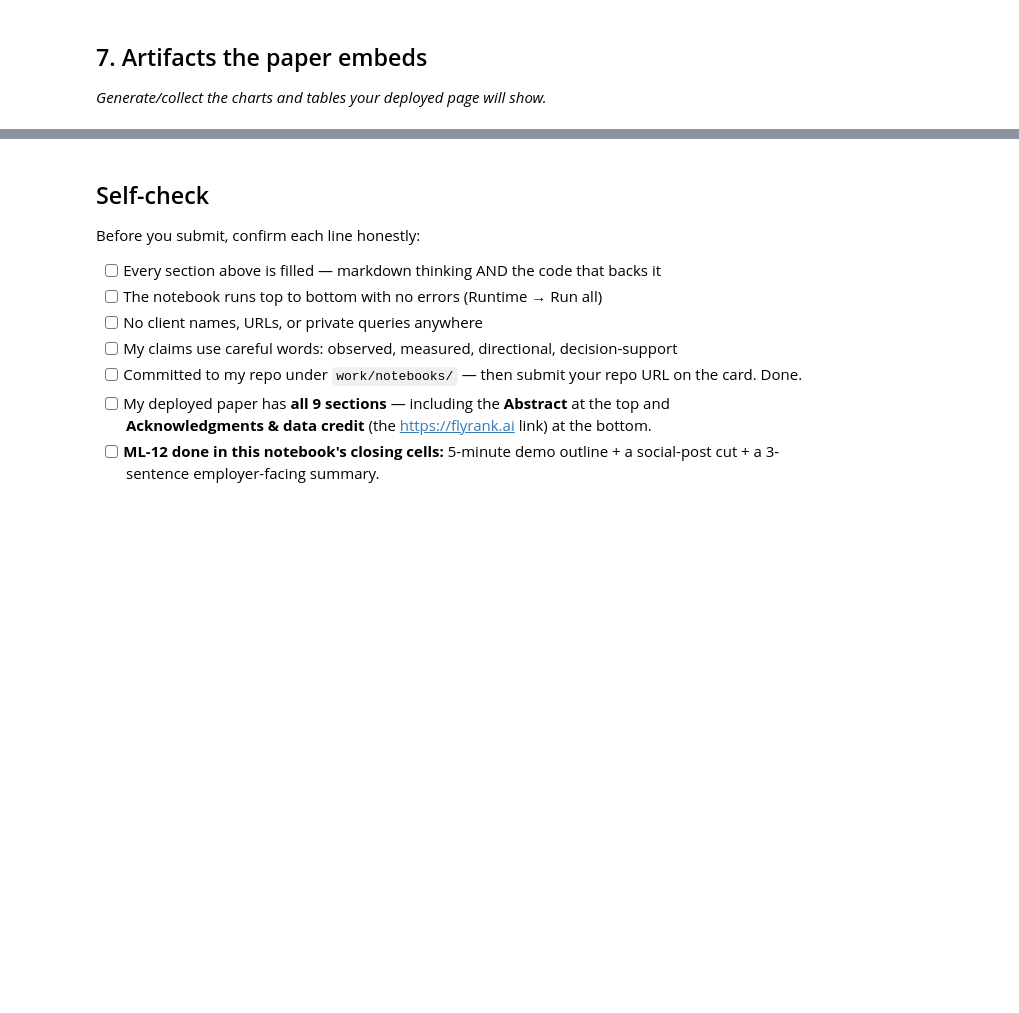
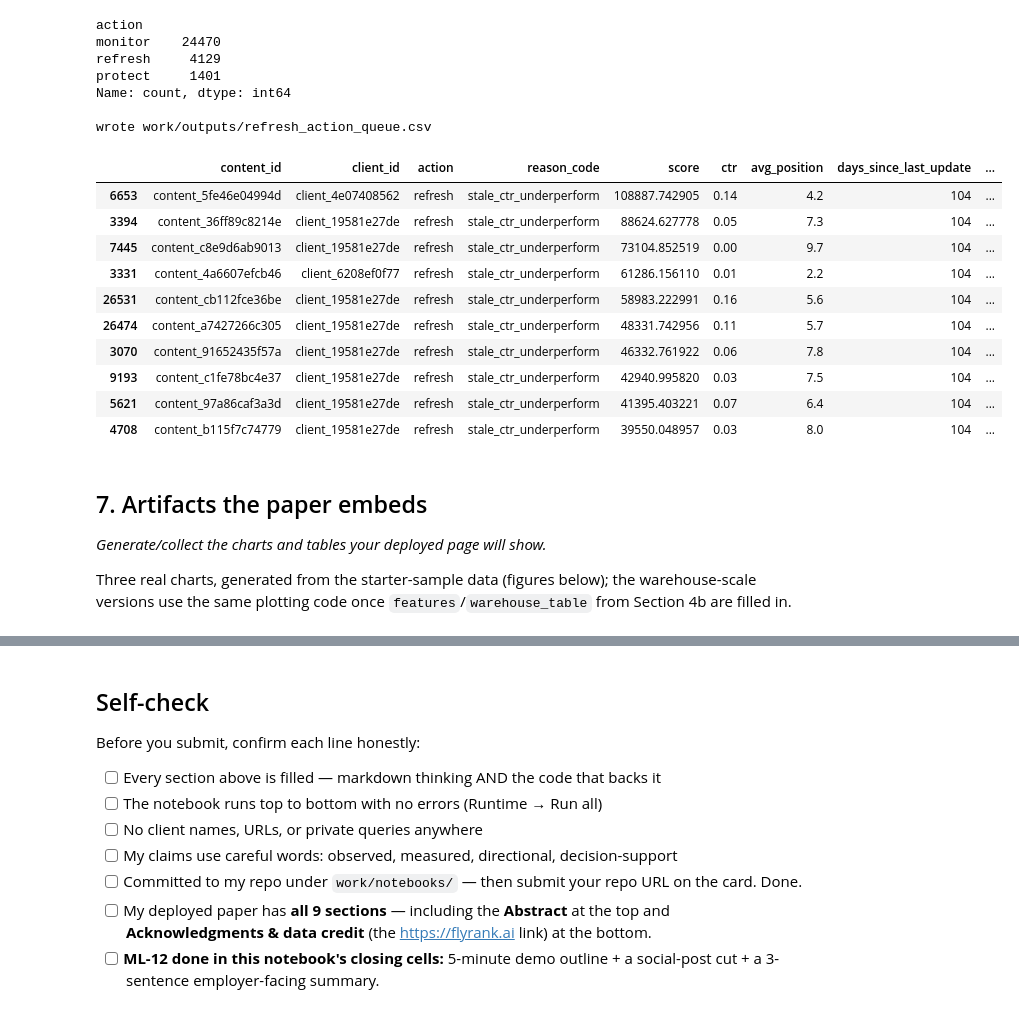
Before and after one commit to MohamedRamadan164/FlyRank_ML_internship, a Jupyter notebook: work/notebooks/capstone.ipynb, the cells around one changed output, grey strips where cells are left out. Cells and saved outputs as stored; diff of their text form; code cells hidden in the pictures; blank space fills up the shorter version.

```diff
--- a/work/notebooks/capstone.ipynb
+++ b/work/notebooks/capstone.ipynb
@@ -33,4 +301,56 @@ This skeleton is yours to fill. Work the sections **in order** — each one has
+# %%
+# Starter-sample version of the action playbook -- real, executed.
+df2 = df.copy()
+valid2 = df2[df2["avg_position"] > 0]
+bench2 = valid2.groupby("position_tier")["clicks_90d"].sum() / valid2.groupby("position_tier")["impressions_90d"].sum() * 100
+df2["expected_ctr"] = df2["position_tier"].map(bench2)
+df2["ctr_gap"] = (df2["expected_ctr"] - df2["ctr"]).clip(lower=0).where(df2["avg_position"] > 0, 0)
+vis_thr2 = df2["impressions_90d"].median()
+stale2 = df2["days_since_last_update"] >= 90
+visible2 = df2["impressions_90d"] >= vis_thr2
+growing2 = df2["trend_direction"] == "up"
+well_positioned2 = df2["position_tier"].isin(["top_3", "page_1"])
+
+conditions = [
+    stale2 & visible2 & (df2["ctr_gap"] > 0),
+    growing2 & well_positioned2,
+]
+choices = ["refresh", "protect"]
+import numpy as np
+df2["action"] = np.select(conditions, choices, default="monitor")
+df2["reason_code"] = np.select(conditions, ["stale_ctr_underperform", "growing_leave_alone"], default="ambiguous_watch")
+df2["score"] = (stale2.astype(int) * visible2.astype(int) * df2["ctr_gap"] * df2["impressions_90d"])
+
+os.makedirs("work/outputs", exist_ok=True)
+queue = df2.sort_values("score", ascending=False)
+out_cols = ["content_id", "client_id", "action", "reason_code", "score", "ctr", "avg_position", "days_since_last_update", "trend_direction"]
+queue[out_cols].to_csv("work/outputs/refresh_action_queue.csv", index=False)
+
+print(queue["action"].value_counts())
+print("\nwrote work/outputs/refresh_action_queue.csv")
+queue[out_cols].head(10)
+# %% [output]
+action
+monitor    24470
+refresh     4129
+protect     1401
+Name: count, dtype: int64
+
+wrote work/outputs/refresh_action_queue.csv
+|  | content_id | client_id | action | reason_code | score | ctr | avg_position | days_since_last_update | ... |
+| 6653 | content_5fe46e04994d | client_4e07408562 | refresh | stale_ctr_underperform | 108887.742905 | 0.14 | 4.2 | 104 | ... |
+| 3394 | content_36ff89c8214e | client_19581e27de | refresh | stale_ctr_underperform | 88624.627778 | 0.05 | 7.3 | 104 | ... |
+| 7445 | content_c8e9d6ab9013 | client_19581e27de | refresh | stale_ctr_underperform | 73104.852519 | 0.00 | 9.7 | 104 | ... |
+| 3331 | content_4a6607efcb46 | client_6208ef0f77 | refresh | stale_ctr_underperform | 61286.156110 | 0.01 | 2.2 | 104 | ... |
+| 26531 | content_cb112fce36be | client_19581e27de | refresh | stale_ctr_underperform | 58983.222991 | 0.16 | 5.6 | 104 | ... |
+| 26474 | content_a7427266c305 | client_19581e27de | refresh | stale_ctr_underperform | 48331.742956 | 0.11 | 5.7 | 104 | ... |
+| 3070 | content_91652435f57a | client_19581e27de | refresh | stale_ctr_underperform | 46332.761922 | 0.06 | 7.8 | 104 | ... |
+| 9193 | content_c1fe78bc4e37 | client_19581e27de | refresh | stale_ctr_underperform | 42940.995820 | 0.03 | 7.5 | 104 | ... |
+| 5621 | content_97a86caf3a3d | client_19581e27de | refresh | stale_ctr_underperform | 41395.403221 | 0.07 | 6.4 | 104 | ... |
+| 4708 | content_b115f7c74779 | client_19581e27de | refresh | stale_ctr_underperform | 39550.048957 | 0.03 | 8.0 | 104 | ... |
 # %% [markdown]
 ## 7. Artifacts the paper embeds
 
 *Generate/collect the charts and tables your deployed page will show.*
+
+Three real charts, generated from the starter-sample data (figures below); the warehouse-scale versions use the same plotting code once `features`/`warehouse_table` from Section 4b are filled in.
```
Also changed, not shown: parts of 20 cells of this notebook.
